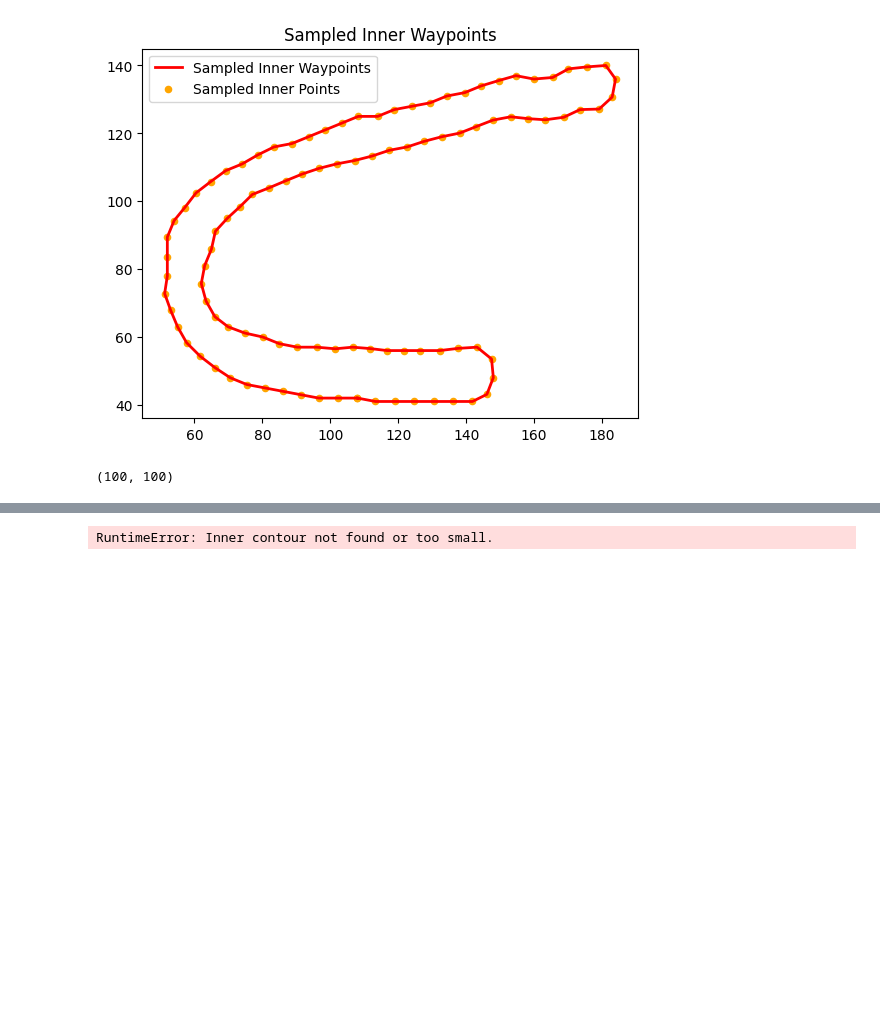
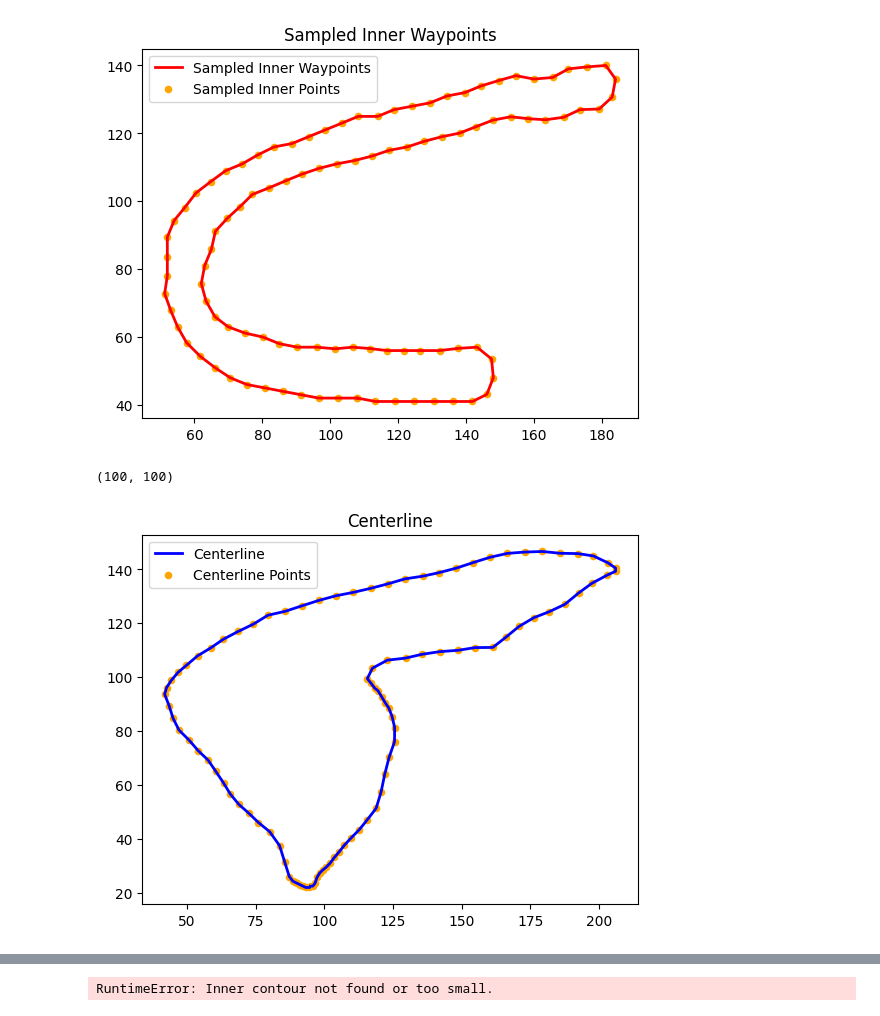
Before and after one commit to anjrew/race-lines-optimization, a Jupyter notebook: notebooks/track_coordinates.ipynb, the cells around one changed output, grey strips where cells are left out. Saved outputs shown, nothing was run; the diff lists cells and outputs as text; code cells hidden in the pictures; blank space fills up the shorter version.

```diff
--- a/notebooks/track_coordinates.ipynb
+++ b/notebooks/track_coordinates.ipynb
@@ -453,3 +477,14 @@ def get_centerline(outer_waypoints: np.ndarray, inner_waypoints: np.ndarray) ->
     # Compute midpoints
     midpoints = (outer_waypoints + inner_waypoints) / 2
     return midpoints
+# %%
+center_line = get_centerline(outer_waypoints, inner_waypoints)
+# Plot centerline
+plt.plot(center_line[:,0], center_line[:,1], 'b-', linewidth=2, label='Centerline')
+# Put actual scatter points to see them
+plt.scatter(center_line[:,0], center_line[:,1], c='orange', s=20, label='Centerline Points')
+plt.title('Centerline')
+plt.legend()
+plt.show()
+# %% [output]
+[figure, added]
```
Also changed, not shown: parts of 4 cells of this notebook.
